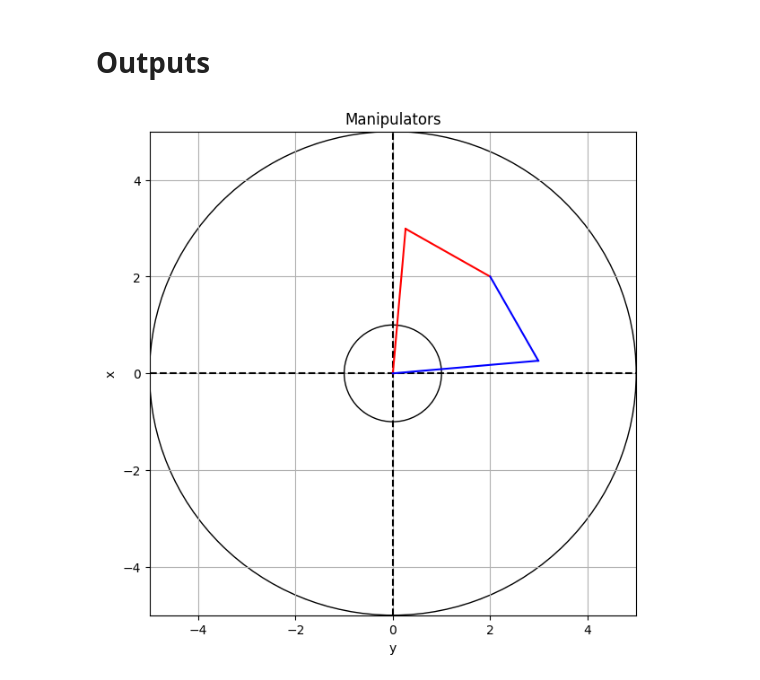
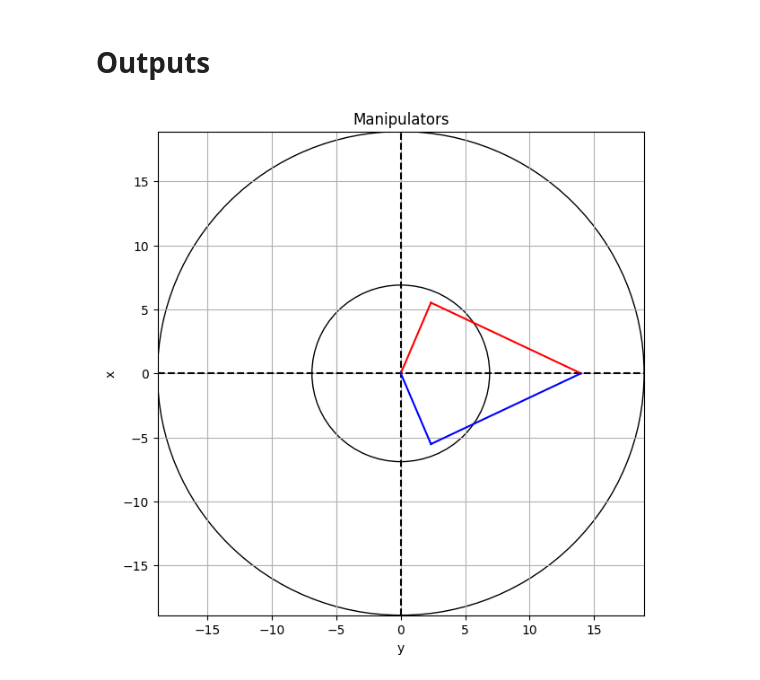
Before and after one commit to NotPunchnox/recode-darwin-op-simulation, a Jupyter notebook: decentralized-simulation/inverseKinematic.ipynb, the cells around one changed output. Drawn from its saved outputs; the diff is of its cells as text; code cells hidden in the pictures.

```diff
--- a/decentralized-simulation/inverseKinematic.ipynb
+++ b/decentralized-simulation/inverseKinematic.ipynb
@@ -322,25 +320,25 @@ def draw_line(l1,l2,x1,y1,x2,y2):
 # %% [markdown]
 # Outputs
 # %%
-l1 = 3
-l2 = 2
-x=2
-y=2
+l1 = 6
+l2 = 12.9
+x=14
+y=0
 
 my_arm = Arm(l1,l2,x,y)
 try:
   f = my_arm.find_angles()
 except:
   print('Coordinates are not in range')
 else:
   teta1_1=f[0][0]
   teta2_1=f[0][1]
   teta1_2=f[1][0]
   teta2_2=f[1][1]
 
   show_graph(l1,l2,teta1_1,teta2_1,teta1_2,teta2_2)
 # %% [output]
-[figure, old version]
+[figure, new version]
 # %%
 l1 = 3
 l2 = 2
```
Also changed, not shown: parts of 1 cell of this notebook, 14 other files.
